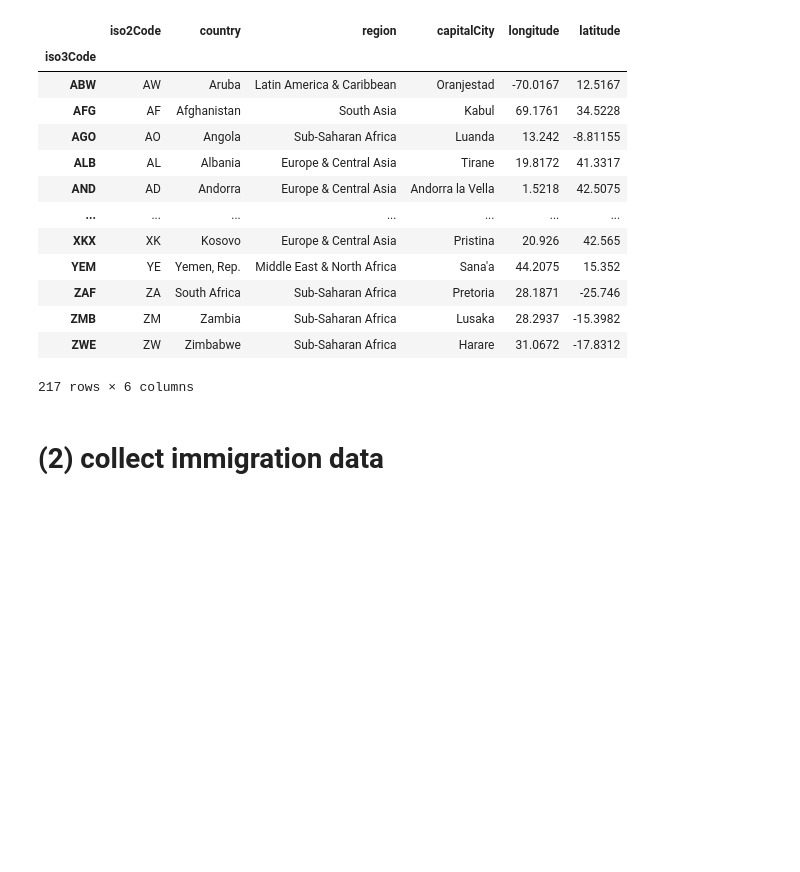
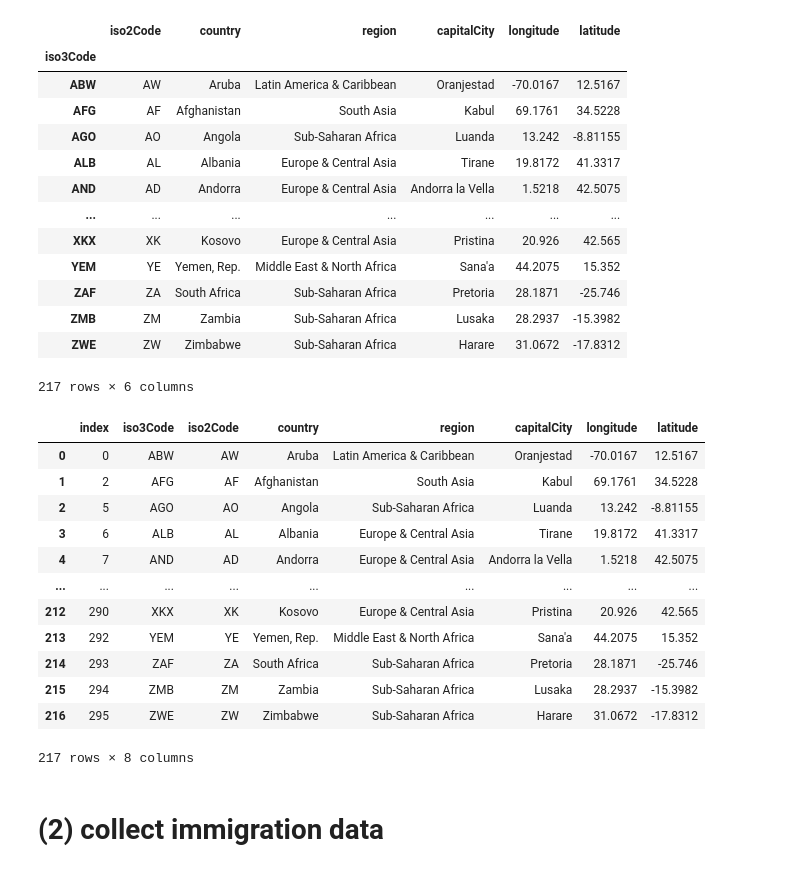
Before and after one commit to nazimben25/project3_group4, a Jupyter notebook: Data_collection.ipynb, the cells around one changed output. Cells and saved outputs as stored; diff of their text form; code cells hidden in the pictures; blank space fills up the shorter version.

Commit message:
data_collection : adjust code of countries to adapt to db importation data

```diff
--- a/Data_collection.ipynb
+++ b/Data_collection.ipynb
@@ -63,8 +63,8 @@ countries_wb_df.head()
 | 6 | ALB | AL | Albania | Europe & Central Asia | Tirane | 19.8172 | 41.3317 |
 | 7 | AND | AD | Andorra | Europe & Central Asia | Andorra la Vella | 1.5218 | 42.5075 |
 # %%
-countries_wb_df = countries_wb_df.set_index('iso3Code')
-countries_wb_df
+# countries_wb_df = countries_wb_df.set_index('iso3Code')
+# countries_wb_df
 # %% [output]
 |  | iso2Code | country | region | capitalCity | longitude | latitude |
 | iso3Code |  |  |  |  |  |  |
@@ -80,3 +80,20 @@ countries_wb_df
 | ZMB | ZM | Zambia | Sub-Saharan Africa | Lusaka | 28.2937 | -15.3982 |
 | ZWE | ZW | Zimbabwe | Sub-Saharan Africa | Harare | 31.0672 | -17.8312 |
 217 rows × 6 columns
+# %%
+countries_wb_df = countries_wb_df.rename_axis('index').reset_index()
+countries_wb_df
+# %% [output]
+|  | index | iso3Code | iso2Code | country | region | capitalCity | longitude | latitude |
+| 0 | 0 | ABW | AW | Aruba | Latin America & Caribbean | Oranjestad | -70.0167 | 12.5167 |
+| 1 | 2 | AFG | AF | Afghanistan | South Asia | Kabul | 69.1761 | 34.5228 |
+| 2 | 5 | AGO | AO | Angola | Sub-Saharan Africa | Luanda | 13.242 | -8.81155 |
+| 3 | 6 | ALB | AL | Albania | Europe & Central Asia | Tirane | 19.8172 | 41.3317 |
+| 4 | 7 | AND | AD | Andorra | Europe & Central Asia | Andorra la Vella | 1.5218 | 42.5075 |
+| ... | ... | ... | ... | ... | ... | ... | ... | ... |
+| 212 | 290 | XKX | XK | Kosovo | Europe & Central Asia | Pristina | 20.926 | 42.565 |
+| 213 | 292 | YEM | YE | Yemen, Rep. | Middle East & North Africa | Sana'a | 44.2075 | 15.352 |
+| 214 | 293 | ZAF | ZA | South Africa | Sub-Saharan Africa | Pretoria | 28.1871 | -25.746 |
+| 215 | 294 | ZMB | ZM | Zambia | Sub-Saharan Africa | Lusaka | 28.2937 | -15.3982 |
+| 216 | 295 | ZWE | ZW | Zimbabwe | Sub-Saharan Africa | Harare | 31.0672 | -17.8312 |
+217 rows × 8 columns
```
Also changed, not shown: parts of 5 cells of this notebook, 3 other files.
